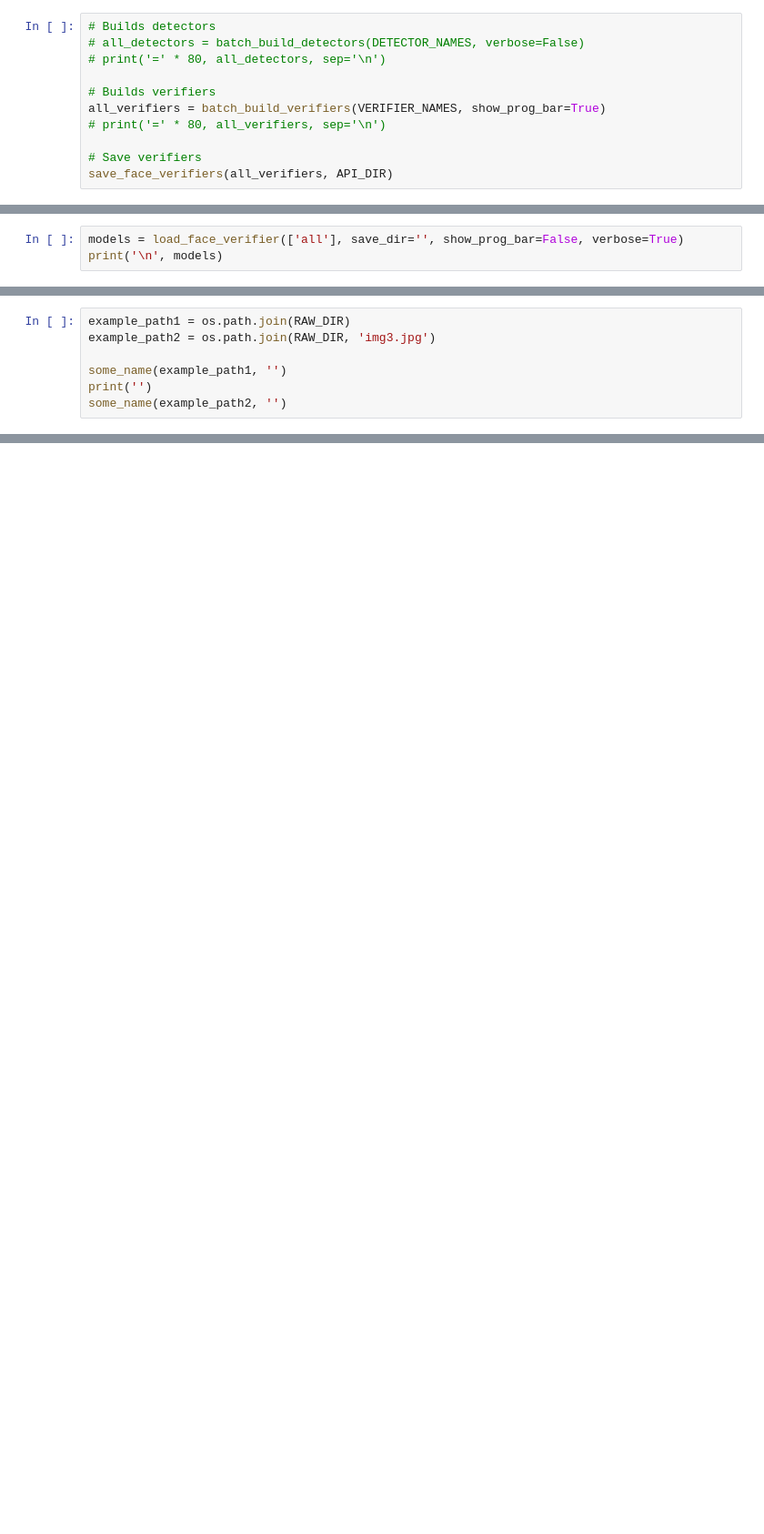
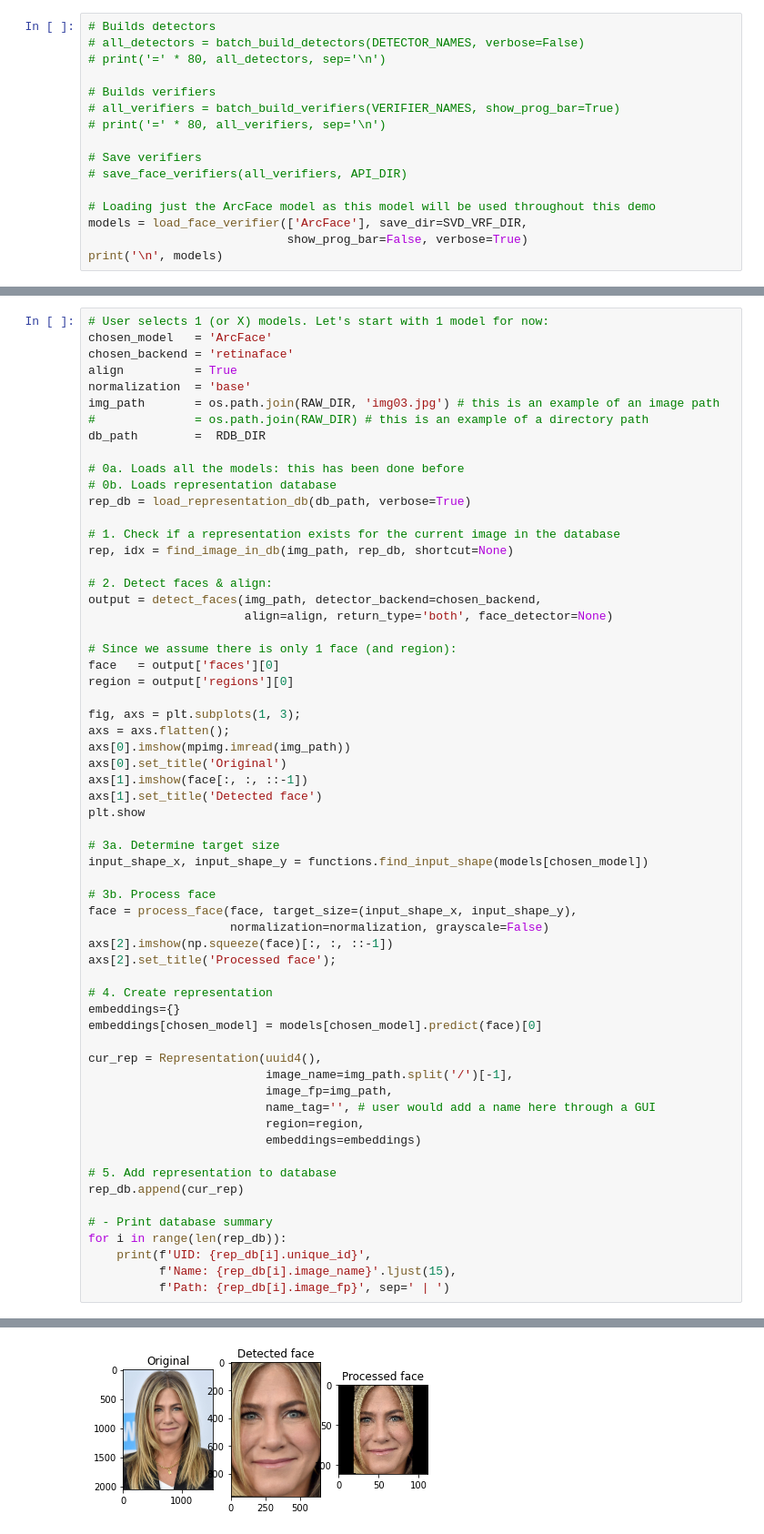
Before and after one commit to likeshadows42/loki, a Jupyter notebook: api/FR_developing.ipynb, the cells around one changed output, grey strips where cells are left out. Shown at 91% size. Drawn from its saved outputs; the diff is of its cells as text; blank space fills up the shorter version.

Commit message:
Adds new demos

```diff
--- a/api/FR_developing.ipynb
+++ b/api/FR_developing.ipynb
@@ -72,9 +1214,14 @@ Creating /home/rpessoa/projects/loki/api/data/database directory: directory exis
 # print('=' * 80, all_detectors, sep='\n')
 
 # Builds verifiers
-all_verifiers = batch_build_verifiers(VERIFIER_NAMES, show_prog_bar=True)
+# all_verifiers = batch_build_verifiers(VERIFIER_NAMES, show_prog_bar=True)
 # print('=' * 80, all_verifiers, sep='\n')
 
 # Save verifiers
-save_face_verifiers(all_verifiers, API_DIR)
+# save_face_verifiers(all_verifiers, API_DIR)
+
+# Loading just the ArcFace model as this model will be used throughout this demo
+models = load_face_verifier(['ArcFace'], save_dir=SVD_VRF_DIR,
+                            show_prog_bar=False, verbose=True)
+print('\n', models)
 # %% [output]
@@ -82,3 +1230,0 @@ TypeError: batch_build_verifiers() got an unexpected keyword argument 'verbose'
-# %%
-models = load_face_verifier(['all'], save_dir='', show_prog_bar=False, verbose=True)
-print('\n', models)
@@ -143,8 +1360,62 @@ def some_name(img_path, db_path):
 # %%
-example_path1 = os.path.join(RAW_DIR)
-example_path2 = os.path.join(RAW_DIR, 'img3.jpg')
+# User selects 1 (or X) models. Let's start with 1 model for now:
+chosen_model   = 'ArcFace'
+chosen_backend = 'retinaface'
+align          = True
+normalization  = 'base'
+img_path       = os.path.join(RAW_DIR, 'img03.jpg') # this is an example of an image path
+#              = os.path.join(RAW_DIR) # this is an example of a directory path
+db_path        =  RDB_DIR
 
-some_name(example_path1, '')
-print('')
-some_name(example_path2, '')
+# 0a. Loads all the models: this has been done before
+# 0b. Loads representation database
+rep_db = load_representation_db(db_path, verbose=True)
+
+# 1. Check if a representation exists for the current image in the database
+rep, idx = find_image_in_db(img_path, rep_db, shortcut=None)
+
+# 2. Detect faces & align:
+output = detect_faces(img_path, detector_backend=chosen_backend,
+                      align=align, return_type='both', face_detector=None)
+
+# Since we assume there is only 1 face (and region):
+face   = output['faces'][0]
+region = output['regions'][0]
+
+fig, axs = plt.subplots(1, 3);
+axs = axs.flatten();
+axs[0].imshow(mpimg.imread(img_path))
+axs[0].set_title('Original')
+axs[1].imshow(face[:, :, ::-1])
+axs[1].set_title('Detected face')
+plt.show
+
+# 3a. Determine target size
+input_shape_x, input_shape_y = functions.find_input_shape(models[chosen_model])
+
+# 3b. Process face
+face = process_face(face, target_size=(input_shape_x, input_shape_y),
+                    normalization=normalization, grayscale=False)
+axs[2].imshow(np.squeeze(face)[:, :, ::-1])
+axs[2].set_title('Processed face');
+
+# 4. Create representation
+embeddings={}
+embeddings[chosen_model] = models[chosen_model].predict(face)[0]
+
+cur_rep = Representation(uuid4(),
+                         image_name=img_path.split('/')[-1],
+                         image_fp=img_path,
+                         name_tag='', # user would add a name here through a GUI
+                         region=region,
+                         embeddings=embeddings)
+
+# 5. Add representation to database
+rep_db.append(cur_rep)
+
+# - Print database summary
+for i in range(len(rep_db)):
+    print(f'UID: {rep_db[i].unique_id}',
+          f'Name: {rep_db[i].image_name}'.ljust(15),
+          f'Path: {rep_db[i].image_fp}', sep=' | ')
 # %% [output]
@@ -165,0 +1424 @@ some_name(example_path2, '')
+[figure, added]
```
Also changed, not shown: parts of 25 cells of this notebook, 2 other files.
